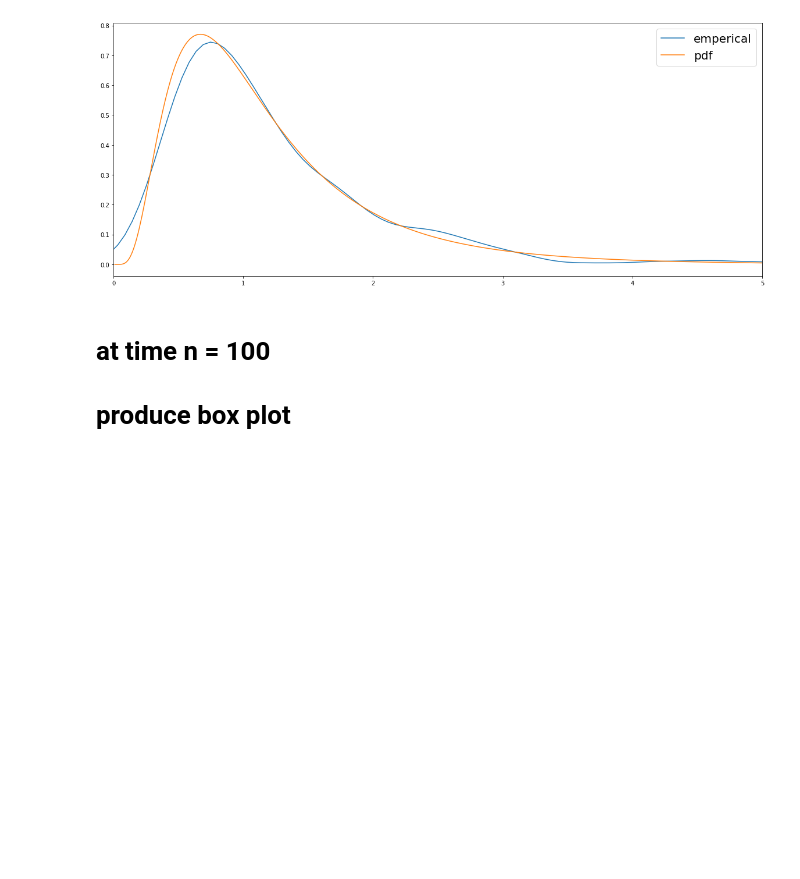
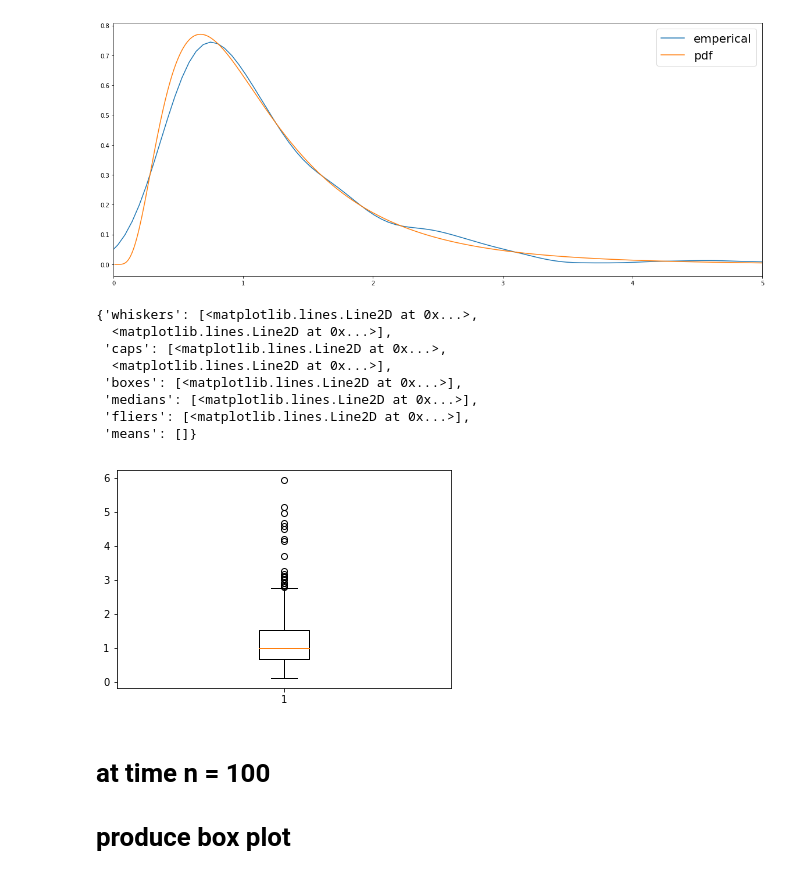
Before and after one commit to yziw/MA933, a Jupyter notebook: 1/Part 2.ipynb, the cells around one changed output. Cells and saved outputs as stored; diff of their text form; code cells hidden in the pictures; blank space fills up the shorter version.

Commit message:
i think plots are done up to d

```diff
--- a/1/Part 2.ipynb
+++ b/1/Part 2.ipynb
@@ -82,6 +82,18 @@ plt.xlim([0, 5])
 # %% [output]
 (0, 5)
 [figure]
+# %%
+plt.boxplot(data_10)
+# %% [output]
+{'whiskers': [<matplotlib.lines.Line2D at 0x...>,
+  <matplotlib.lines.Line2D at 0x...>],
+ 'caps': [<matplotlib.lines.Line2D at 0x...>,
+  <matplotlib.lines.Line2D at 0x...>],
+ 'boxes': [<matplotlib.lines.Line2D at 0x...>],
+ 'medians': [<matplotlib.lines.Line2D at 0x...>],
+ 'fliers': [<matplotlib.lines.Line2D at 0x...>],
+ 'means': []}
+[figure, added]
 # %% [markdown]
 # at time n = 100
 # produce box plot
```
Also changed, not shown: parts of 1 cell of this notebook.
